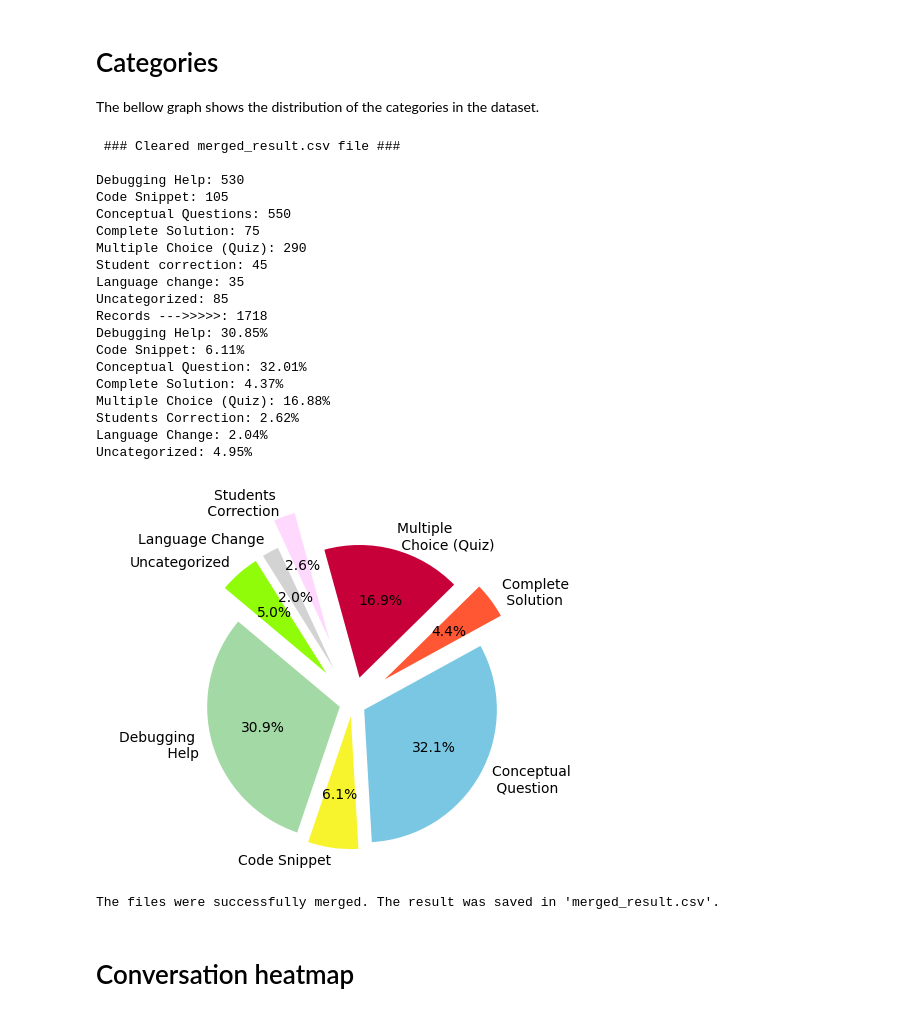
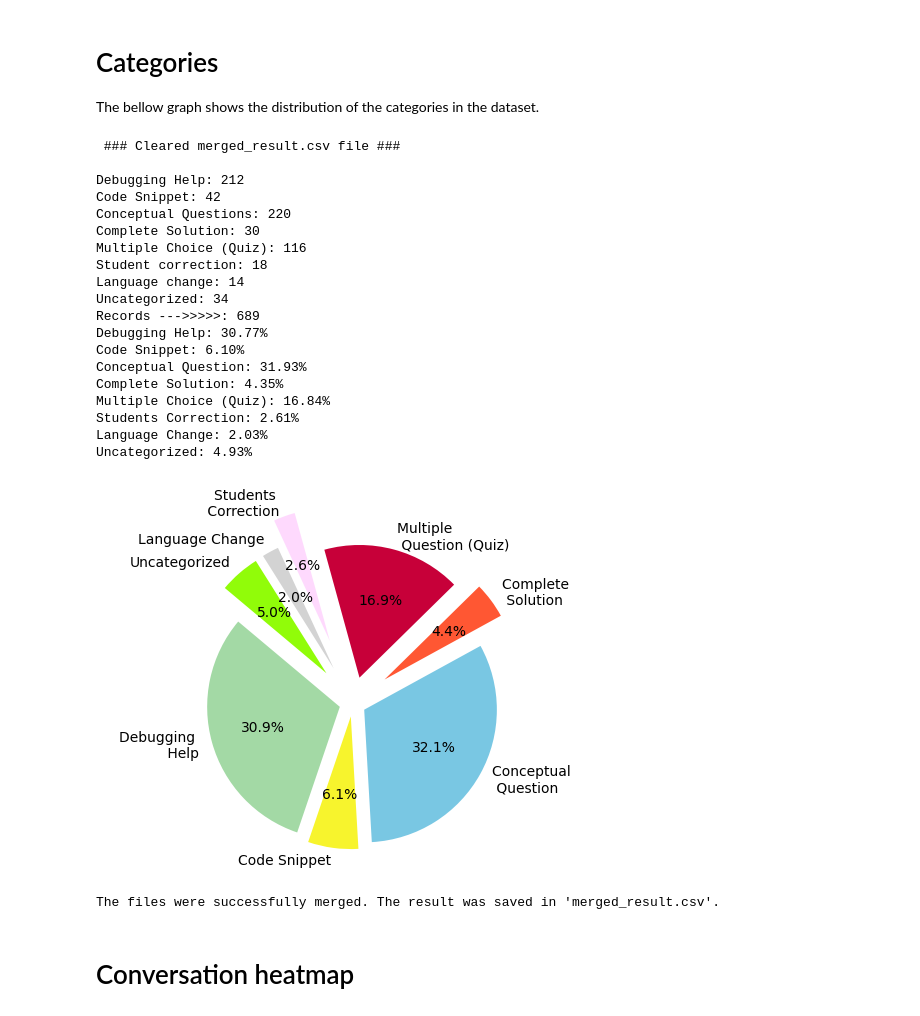
Before and after one commit to rodrigoprestesmachado/codespaces-blank, a Jupyter notebook: CSEDU2025/analysis/analysis.ipynb, the cells around one changed output. Saved outputs shown, nothing was run; the diff lists cells and outputs as text; code cells hidden in the pictures.

```diff
--- a/CSEDU2025/analysis/analysis.ipynb
+++ b/CSEDU2025/analysis/analysis.ipynb
@@ -79,52 +79,52 @@ print(f"Multiple Choice (Quiz): {multiple_question_exercise_percentage:.2f}%")
 print(f"Students Correction: {student_correction_percentage:.2f}%")
 print(f"Language Change: {language_change_percentage:.2f}%")
 print(f"Uncategorized: {uncategorized_percentage:.2f}%")
 
 # Update font size
 plt.rcParams.update({'font.size': 10})
 
-labels = ['Debugging \n Help', 'Code Snippet', 'Conceptual \n Question', 'Complete \n Solution', 'Multiple \n Choice (Quiz)',
+labels = ['Debugging \n Help', 'Code Snippet', 'Conceptual \n Question', 'Complete \n Solution', 'Multiple \n Question (Quiz)',
           'Students \n Correction', 'Language Change', 'Uncategorized']
 sizes = [debugging_help_percentage, code_snippet_percentage, conceptual_questions_percentage, complete_solution_percentage,
          multiple_question_exercise_percentage, student_correction_percentage, language_change_percentage, uncategorized_percentage]
 
 # Colors
 colors = ['#A3D9A5', '#F7F42D', '#79C7E3', '#FF5733', '#C70039', '#FED9FD', '#D3D3D3', '#91FC09']
 
 # Grey scale colors
 #colors = ['#808080', '#A9A9A9', '#C0C0C0', '#D3D3D3', '#DCDCDC', '#E8E8E8', '#F5F5F5', '#FAFAFA']
 
 # Space between all segments
 explode = (0.1, 0.1, 0.1, 0.3, 0.2, 0.5, 0.3, 0.3)
 
 plt.pie(sizes, explode=explode, labels=labels, colors=colors, autopct='%1.1f%%', startangle=140)
 plt.axis('equal')  # Equal aspect ratio ensures that pie is drawn as a circle.
 plt.show()
 
 # Save the merged dataframe to a new CSV file
 merged_df.to_csv(os.path.join(directory_path, 'merged_result.csv'), index=False, sep=';')
 print("The files were successfully merged. The result was saved in 'merged_result.csv'.")
 # %% [output]
  ### Cleared merged_result.csv file ###
 
-Debugging Help: 530
-Code Snippet: 105
-Conceptual Questions: 550
-Complete Solution: 75
-Multiple Choice (Quiz): 290
-Student correction: 45
-Language change: 35
-Uncategorized: 85
-Records --->>>>>: 1718
-Debugging Help: 30.85%
-Code Snippet: 6.11%
-Conceptual Question: 32.01%
-Complete Solution: 4.37%
-Multiple Choice (Quiz): 16.88%
-Students Correction: 2.62%
-Language Change: 2.04%
-Uncategorized: 4.95%
+Debugging Help: 212
+Code Snippet: 42
+Conceptual Questions: 220
+Complete Solution: 30
+Multiple Choice (Quiz): 116
+Student correction: 18
+Language change: 14
+Uncategorized: 34
+Records --->>>>>: 689
+Debugging Help: 30.77%
+Code Snippet: 6.10%
+Conceptual Question: 31.93%
+Complete Solution: 4.35%
+Multiple Choice (Quiz): 16.84%
+Students Correction: 2.61%
+Language Change: 2.03%
+Uncategorized: 4.93%
-[figure, old version]
+[figure, new version]
 The files were successfully merged. The result was saved in 'merged_result.csv'.
 # %% [markdown]
 # Conversation heatmap
```
Also changed, not shown: parts of 2 cells of this notebook, 10 other files.
